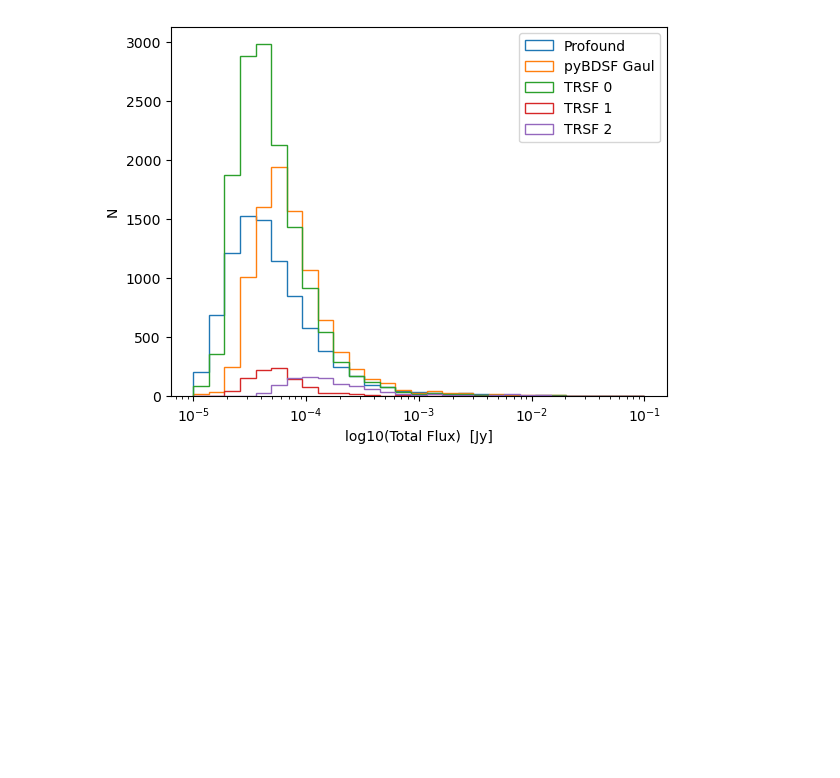
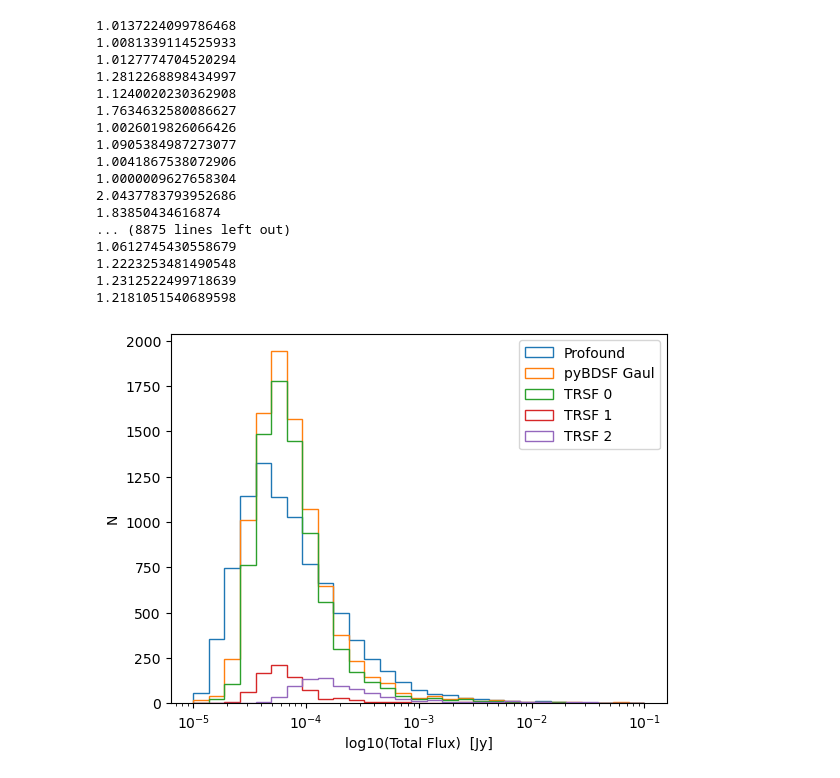
Before and after one commit to RhysAlfShaw/TRSF-dev, a Jupyter notebook: MIGHTEE_Source_Counts.ipynb, the cells around one changed output. Saved outputs shown, nothing was run; the diff lists cells and outputs as text; code cells hidden in the pictures; blank space fills up the shorter version.

```diff
--- a/MIGHTEE_Source_Counts.ipynb
+++ b/MIGHTEE_Source_Counts.ipynb
@@ -23,7 +23,6 @@ PATH_Cosmo_r0p0_cat_srl = '/Users/rs17612/Documents/Radio_Data/MIGHTEE/MIGHTEE_C
 PATH_Cosmo_r0p0_cat_level1 = '/Users/rs17612/Documents/Radio_Data/MIGHTEE/MIGHTEE_Continuum_Early_Science_COSMOS_level1.fits'
 
 
-PATH_profound_COSMO_r0p0 = '/Users/rs17612/Documents/Radio_Data/MIGHTEE/PROFOUND_COSMO_r0p0_Cat.csv'
 
 bdsf_srl_PATH = '/Users/rs17612/Documents/Radio_Data/MIGHTEE/MIGHTEE_CONTINUUM_Early_Science_COSMOS_r-1p2.app.restored.circ.srl.fits'
 bdsf_gaul_PATH = '/Users/rs17612/Documents/Radio_Data/MIGHTEE/MIGHTEE_CONTINUUM_Early_Science_COSMOS_r-1p2.app.restored.circ.gaul.fits'
@@ -31,15 +30,21 @@ PATH_XMM_LSS_r0p0_cat = '/Users/rs17612/Documents/Radio_Data/MIGHTEE/MIGHTEE_CON
 PATH_XMM_LSS_r1p2_cat = '/Users/rs17612/Documents/Radio_Data/MIGHTEE/MIGHTEE_CONTINUUM_Early_Science_XMMLSS_r-1p2_circ.hires.gaul.fits'
 PATH_Cosmo_r0p0_cat = '/Users/rs17612/Documents/Radio_Data/MIGHTEE/MIGHTEE_CONTINUUM_Early_Science_COSMOS_r0p0.app.restored.circ.gaul.fits'
 PATH_Cosmo_r1p2_cat = '/Users/rs17612/Documents/Radio_Data/MIGHTEE/MIGHTEE_CONTINUUM_Early_Science_COSMOS_r-1p2.app.restored.circ.gaul.fits'
-PATH_profound_COSMO_r0p0 = '/Users/rs17612/Documents/Radio_Data/MIGHTEE/PROFOUND_COSMO_r0p0_Cat.csv'
-PATH_profound_COSMO_r1p2 = '/Users/rs17612/Documents/Radio_Data/MIGHTEE/PROFOUND_COSMO_r1p2_Cat.csv'
-PATH_profound_XMMLSS_r0p0 = '/Users/rs17612/Documents/Radio_Data/MIGHTEE/PROFOUND_XMMLSS_r0p0_Cat.csv'
-PATH_profound_XMMLSS_r1p2 = '/Users/rs17612/Documents/Radio_Data/MIGHTEE/PROFOUND_XMMLSS_r1p2_Cat.csv'
+PATH_profound_COSMO_r0p0 = '/Users/rs17612/Documents/Radio_Data/MIGHTEE/New_ProFound_Anal/PROFOUND_COSMOS_r0p0_Cat.csv'
+PATH_profound_COSMO_r0p0_segim = '/Users/rs17612/Documents/Radio_Data/MIGHTEE/New_ProFound_Anal/PROFOUND_COSMOS_r0p0_groupim.csv'
+PATH_profound_COSMO_r1p2 = '/Users/rs17612/Documents/Radio_Data/MIGHTEE/New_ProFound_Anal/PROFOUND_COSMOS_r1p2_Cat.csv'
+PATH_profound_COSMO_r1p2_segim = '/Users/rs17612/Documents/Radio_Data/MIGHTEE/New_ProFound_Anal/PROFOUND_COSMOS_r1p2_groupim.csv'
+PATH_profound_XMMLSS_r0p0 = '/Users/rs17612/Documents/Radio_Data/MIGHTEE/New_ProFound_Anal/PROFOUND_XMMLSS_r0p0_Cat.csv'
+PATH_profound_XMMLSS_r1p2_segim = '/Users/rs17612/Documents/Radio_Data/MIGHTEE/New_ProFound_Anal/PROFOUND_XMMLSS_r1p2_groupim.csv'
+PATH_profound_XMMLSS_r1p2 = '/Users/rs17612/Documents/Radio_Data/MIGHTEE/New_ProFound_Anal/PROFOUND_XMMLSS_r1p2_Cat.csv'
+PATH_profound_XMMLSS_r0p0_segim = '/Users/rs17612/Documents/Radio_Data/MIGHTEE/New_ProFound_Anal/PROFOUND_XMMLSS_r0p0_groupim.csv'
+
 # function to test if the file exists
 def file_exists(path):
     if os.path.isfile(path):
         print('File exists : '+path)
         #return True
+
     else:
         print('File does not exist : '+path)
         #return False
@@ -94,28 +181,29 @@ def convert_arcsec_to_pixels(Image_PATH,spacial_width,header=None):
     oversampled_spacial_width = (spacial_width**2 + beam_size_arcseconds**2)**0.5
     return oversampled_spacial_width/arcseconds_per_pixel
 
-def correc_for_area_profound(row,sigma):
+def correc_for_area_profound(row,sigma,segim):
     ## we are making a correction as we are, like profound calculating the flux density from the segmentation, which is limited to the threshold level.
     # this is automatically done in pybdsf as it calculates all properties from the modelled gaussians. Here we are correcting for the faintest sources.
     omega_ = omega(sigma*2,sigma*2)
-    if row.N100 <= 10 and row.flux <= 1E-2:
-        # equatino for a 2d gaussian
-        x, y = np.meshgrid(np.arange(0, 100, 1), np.arange(0, 100, 1))
-        gaussian = row.flux * np.exp(-((x-50)**2 + (y-50)**2)/(2*sigma**2))
-        return gaussian.sum()/omega_
+    # calculate correction factor
+    mask = cut_img_to_around_mask(get_groupID_mask(segim, row.groupID))
+    Model_Beam = model_beam_func(row.Peak_flux,sigma,sigma,0)
+    correction_factor = calculate_fcorrection(mask,Model_Beam)
+    print(correction_factor)
+    return row.flux*correction_factor/omega_
 
-    else:
-        return row.flux/omega_
 
 def pf_peakflux(row,image):
     x = row.xmax
     y = row.ymax
     return image[int(y),int(x)]
 
-def get_profound_catalogue(pf_path, image, bmaj_p):
+def get_profound_catalogue(pf_path, image, bmaj_p,pf_segim_path):
     pf_cat = pd.read_csv(pf_path)
+    pf_segim = open_groupim(pf_segim_path)
     pf_cat['Peak_flux'] = pf_cat.apply(lambda row: pf_peakflux(row,image),axis=1)
-    pf_cat['flux_corr'] = pf_cat.apply(lambda row: correc_for_area_profound(row,bmaj_p/2),axis=1)
+    pf_cat['flux_corr'] = pf_cat.apply(lambda row: correc_for_area_profound(row,bmaj_p/2,pf_segim),axis=1)
+
     return pf_cat
 
 def get_pybdsf_catalogue(pybdsf_path):
@@ -202,7 +290,7 @@ def get_BDSF_cat(bdsf_gaul_PATH):
     return bdsf_gaul_df
 # %%
 Cosmo_r0p0_data = trsf(PATH_Cosmo_r0p0,gaussian_fitting=True,region_expansion=False,
-                       cutup_img_size=500,sigma=3,smoothing=False,smooth_param=5,
+                       cutup_img_size=500,sigma=5,smoothing=False,smooth_param=5,
                        new_algorithm=True,pbcorr_path=PATH_Cosmo_r0p0_corfac,pbcorr=True,
                        pbimage=False,pboperation='multiply',remove_1pixel=True)
 Ra, Dec = xy_to_radec(PATH_Cosmo_r0p0, Cosmo_r0p0_data.catalogue['x_c'], Cosmo_r0p0_data.catalogue['y_c'])
@@ -265,24 +353,41 @@ memory usage: 3.6 MB
 # %%
 Image = fits.open(PATH_Cosmo_r0p0)[0].data[0,0,:,:]
-profound_df = get_profound_catalogue(PATH_profound_COSMO_r0p0,Image,Cosmo_r0p0_data.BMAJp)
+profound_df = get_profound_catalogue(PATH_profound_COSMO_r0p0,Image,Cosmo_r0p0_data.BMAJp,PATH_profound_COSMO_r0p0_segim)
 bdsf_comp_cat = get_pybdsf_catalogue(PATH_Cosmo_r0p0_cat_srl)
 #bdsf_srl_cat = get_pybdsf_catalogue(PATH_Cosmo_r1p2_cat_srl)
 bmaj_p = Cosmo_r0p0_data.BMAJp
 bmin_p = Cosmo_r0p0_data.BMINp
 
 TRSFcatclass0 = Cosmo_r0p0_data.catalogue[Cosmo_r0p0_data.catalogue['Class']==0]
 TRSFcatclass1 = Cosmo_r0p0_data.catalogue[Cosmo_r0p0_data.catalogue['Class']==1]
 TRSFcatclass2 = Cosmo_r0p0_data.catalogue[Cosmo_r0p0_data.catalogue['Class']==2]
 bins = np.logspace(-5,-1,30)
-plt.hist(profound_df['Peak_flux'],histtype='step',label='Profound',bins=bins)
+plt.hist(profound_df['flux_corr'],histtype='step',label='Profound',bins=bins)
 plt.hist(bdsf_comp_cat.Total_flux,histtype='step',label='pyBDSF Gaul',bins=bins)
 plt.hist(TRSFcatclass0.flux_tot_corr,histtype='step',label='TRSF 0',bins=bins)
 plt.hist(TRSFcatclass1.flux_tot_corr,histtype='step',label='TRSF 1',bins=bins)
 plt.hist(TRSFcatclass2.flux_tot_corr,histtype='step',label='TRSF 2',bins=bins)
 plt.xlabel('log10(Total Flux)  [Jy]')
 plt.ylabel('N')
 plt.xscale('log')
 plt.legend()
 plt.show()
 # %% [output]
+1.0137224099786468
+1.0081339114525933
+1.0127774704520294
+1.2812268898434997
+1.1240020230362908
+1.7634632580086627
+1.0026019826066426
+1.0905384987273077
+1.0041867538072906
+1.0000009627658304
+2.0437783793952686
+1.83850434616874
+... (8875 lines left out)
+1.0612745430558679
+1.2223253481490548
+1.2312522499718639
+1.2181051540689598
-[figure, old version]
+[figure, new version]
```
Also changed, not shown: parts of 10 cells of this notebook, 3 other files.
